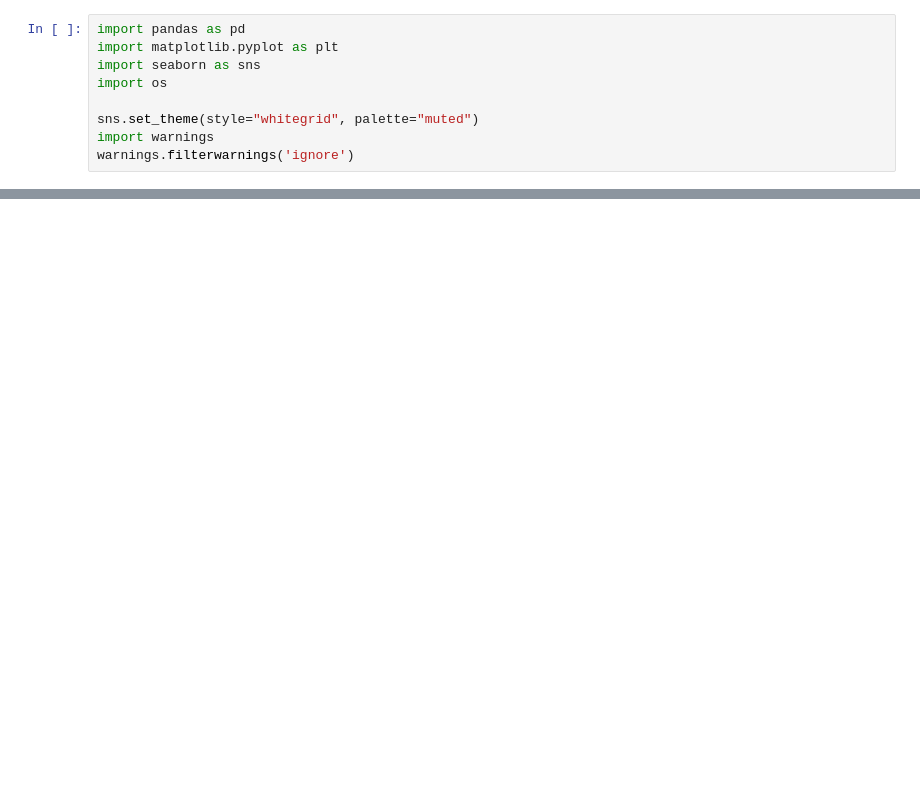
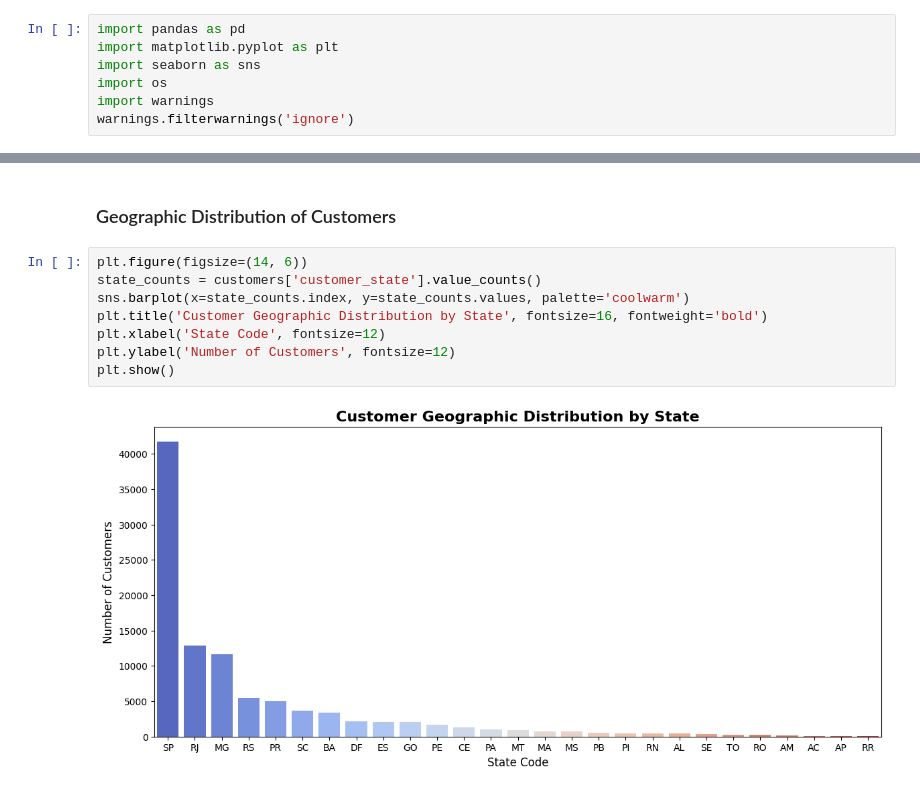
Before and after one commit to Ash469/smart-return-risk-analytics, a Jupyter notebook: notebooks/01_initial_data_exploration.ipynb, the cells around one changed output, grey strips where cells are left out. Saved outputs shown, nothing was run; the diff lists cells and outputs as text; blank space fills up the shorter version.

```diff
--- a/notebooks/01_initial_data_exploration.ipynb
+++ b/notebooks/01_initial_data_exploration.ipynb
@@ -6,7 +6,5 @@ import pandas as pd
 import matplotlib.pyplot as plt
 import seaborn as sns
 import os
-
-sns.set_theme(style="whitegrid", palette="muted")
 import warnings
 warnings.filterwarnings('ignore')
@@ -23,0 +63,12 @@ print(f"Products: {products.shape}")
+# %% [markdown]
+### Geographic Distribution of Customers
+# %%
+plt.figure(figsize=(14, 6))
+state_counts = customers['customer_state'].value_counts()
+sns.barplot(x=state_counts.index, y=state_counts.values, palette='coolwarm')
+plt.title('Customer Geographic Distribution by State', fontsize=16, fontweight='bold')
+plt.xlabel('State Code', fontsize=12)
+plt.ylabel('Number of Customers', fontsize=12)
+plt.show()
+# %% [output]
+[figure, added]
```
Also changed, not shown: parts of 25 cells of this notebook, 4 other files.
